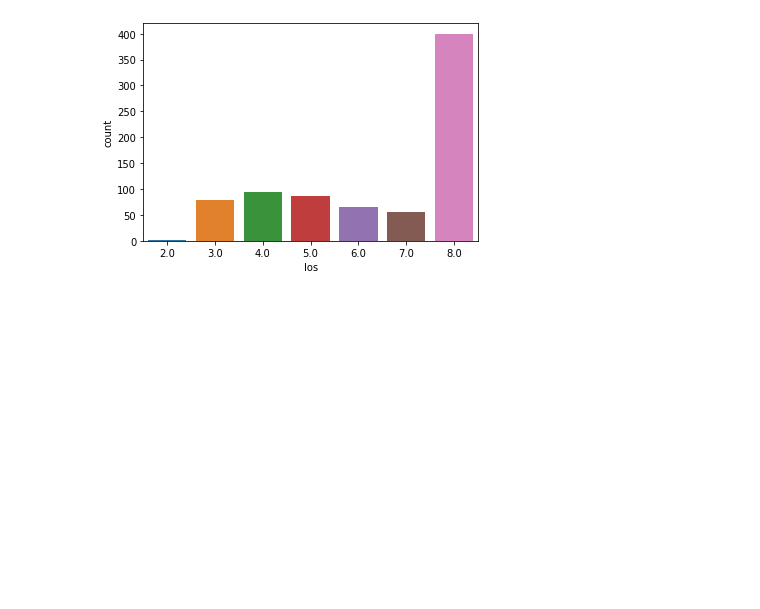
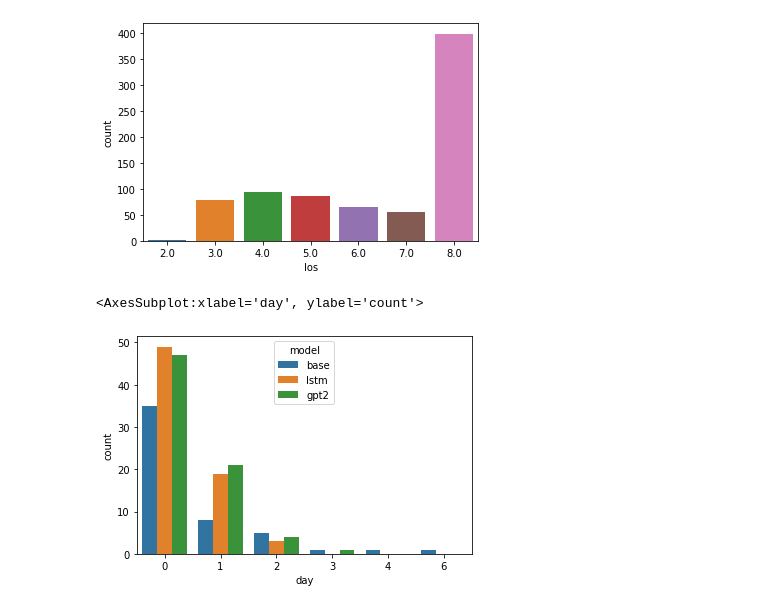
Before and after one commit to miguelvictor/periodic-AKI-predictor, a Jupyter notebook: dataset-visualization.ipynb, the cells around one changed output. Drawn from its saved outputs; the diff is of its cells as text; code cells hidden in the pictures; blank space fills up the shorter version.

Commit message:
Added advance AKI prediction histogram

```diff
--- a/dataset-visualization.ipynb
+++ b/dataset-visualization.ipynb
@@ -43,3 +43,39 @@ sns.countplot(x='los', data=los_positives)
 # %% [output]
 <AxesSubplot:xlabel='los', ylabel='count'>
 [figure]
+# %%
+# plot advance AKI prediction results
+
+def make_df(base, lstm, gpt2):
+    days = []
+    models = []
+
+    # base
+    total = sum(base.values())
+    models.extend(['base'] * total)
+    for k, v in base.items():
+        days.extend([k] * v)
+
+    # lstm
+    total = sum(lstm.values())
+    models.extend(['lstm'] * total)
+    for k, v in lstm.items():
+        days.extend([k] * v)
+
+    # gpt-2
+    total = sum(gpt2.values())
+    models.extend(['gpt2'] * total)
+    for k, v in gpt2.items():
+        days.extend([k] * v)
+
+    return pd.DataFrame({'day': days, 'model': models})
+
+base = Counter({0: 35, 1: 8, 2: 5, 4: 1, 6: 1, 3: 1})
+lstm = Counter({0: 49, 1: 19, 2: 3})
+gpt2 = Counter({0: 47, 1: 21, 2:4, 3: 1})
+
+c = make_df(base, lstm, gpt2)
+sns.countplot(x='day', hue='model', data=c)
+# %% [output]
+<AxesSubplot:xlabel='day', ylabel='count'>
+[figure, added]
```
